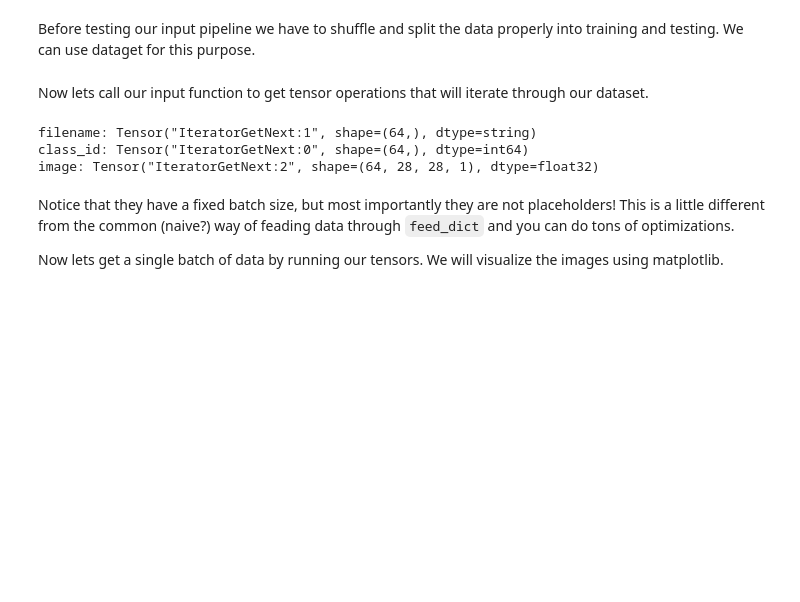
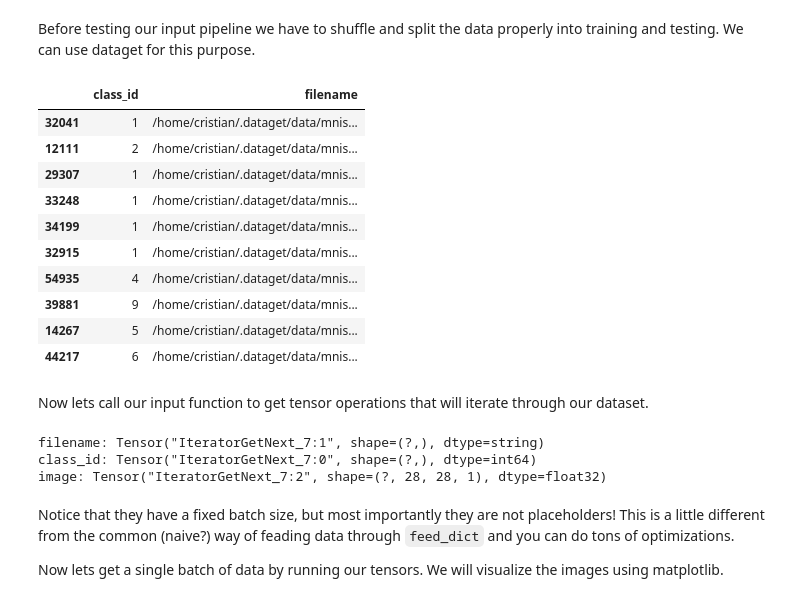
Before and after one commit to cgarciae/mnist-estimator, a Jupyter notebook: mnist-allcnn.ipynb, the cells around one changed output. Saved outputs shown, nothing was run; the diff lists cells and outputs as text; code cells hidden in the pictures; blank space fills up the shorter version.

```diff
--- a/mnist-allcnn.ipynb
+++ b/mnist-allcnn.ipynb
@@ -102,20 +110,37 @@ def input_fn(df, params, mode):
 # %% [markdown]
 Before testing our input pipeline we have to shuffle and split the data properly into training and testing. We can use dataget for this purpose.
 # %%
-df = dataset.df
 df = dg.shuffle(df)
 df_train, df_test = dg.split(df, 0.8)
+
+df_train.sample(10)
+# %% [output]
+|  | class_id | filename |
+| 32041 | 1 | /home/cristian/.dataget/data/mnis... |
+| 12111 | 2 | /home/cristian/.dataget/data/mnis... |
+| 29307 | 1 | /home/cristian/.dataget/data/mnis... |
+| 33248 | 1 | /home/cristian/.dataget/data/mnis... |
+| 34199 | 1 | /home/cristian/.dataget/data/mnis... |
+| 32915 | 1 | /home/cristian/.dataget/data/mnis... |
+| 54935 | 4 | /home/cristian/.dataget/data/mnis... |
+| 39881 | 9 | /home/cristian/.dataget/data/mnis... |
+| 14267 | 5 | /home/cristian/.dataget/data/mnis... |
+| 44217 | 6 | /home/cristian/.dataget/data/mnis... |
 # %% [markdown]
 Now lets call our input function to get tensor operations that will iterate through our dataset.
 # %%
-features, _ = input_fn(df_train, params, tf.estimator.ModeKeys.TRAIN)
+ds = input_fn(df_train, params, tf.estimator.ModeKeys.TRAIN)
+
+# get iterator and feature tensors
+iterator = ds.make_one_shot_iterator()
+features = iterator.get_next()
 
 for name, tensor in features.items():
     print("{}: {}".format(name, tensor))
 # %% [output]
-filename: Tensor("IteratorGetNext:1", shape=(64,), dtype=string)
-class_id: Tensor("IteratorGetNext:0", shape=(64,), dtype=int64)
-image: Tensor("IteratorGetNext:2", shape=(64, 28, 28, 1), dtype=float32)
+filename: Tensor("IteratorGetNext_7:1", shape=(?,), dtype=string)
+class_id: Tensor("IteratorGetNext_7:0", shape=(?,), dtype=int64)
+image: Tensor("IteratorGetNext_7:2", shape=(?, 28, 28, 1), dtype=float32)
 # %% [markdown]
 Notice that they have a fixed batch size, but most importantly they are not placeholders! This is a little different from the common (naive?) way of feading data through `feed_dict` and you can do tons of optimizations.
 
```
Also changed, not shown: parts of 12 cells of this notebook.
